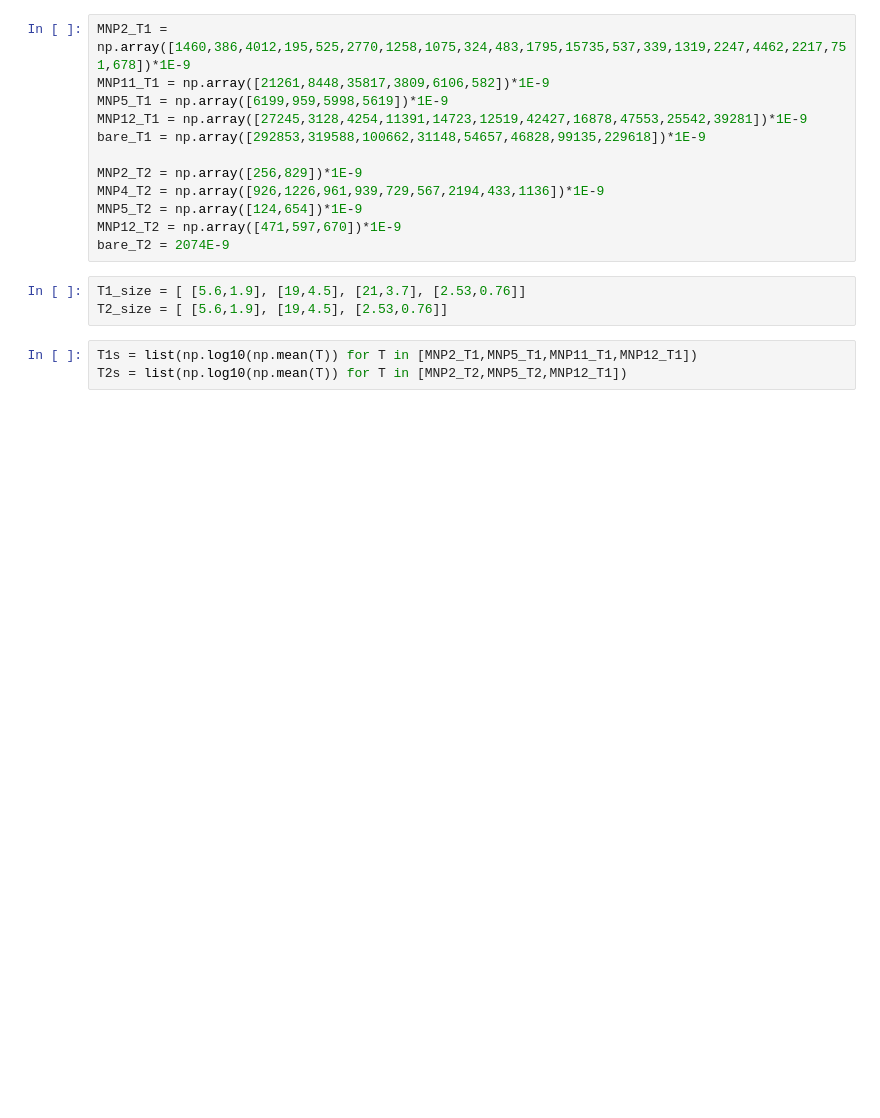
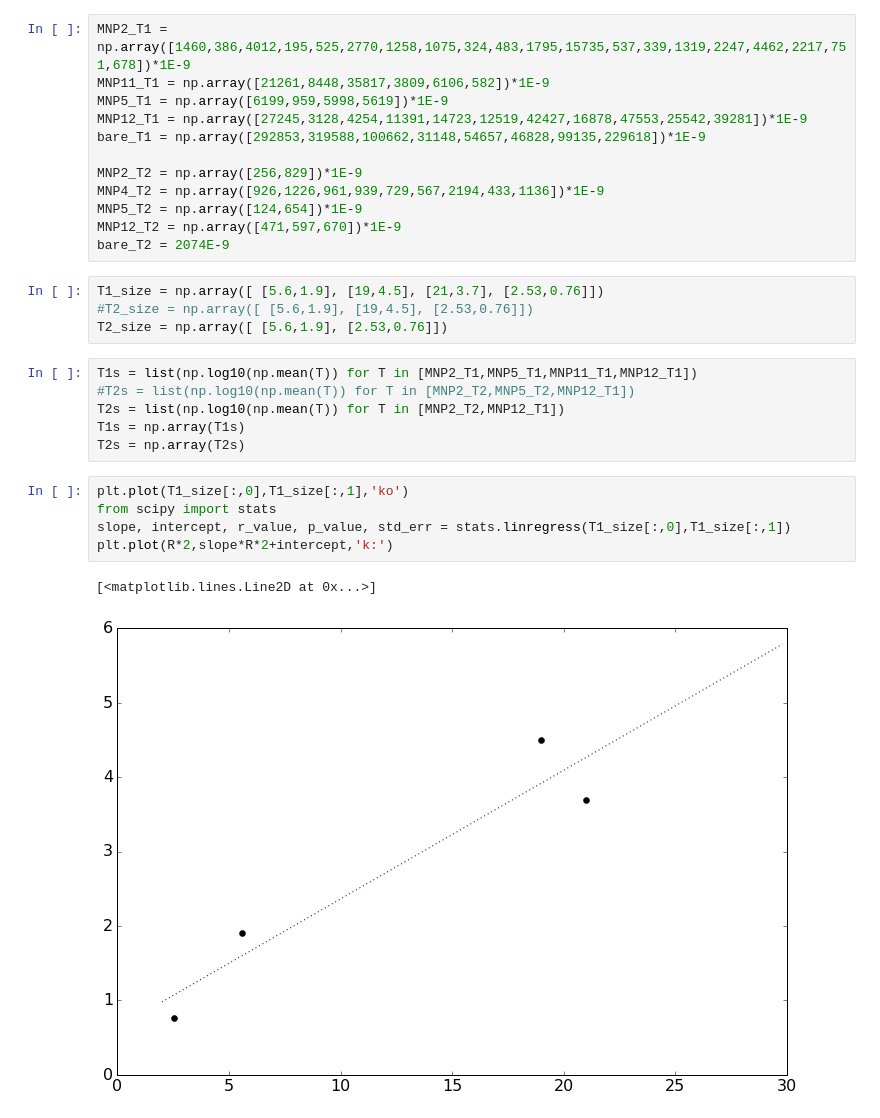
Before and after one commit to nsteins/MNP-analysis, a Jupyter notebook: MNP parameter search.ipynb, the cells around one changed output. Saved outputs shown, nothing was run; the diff lists cells and outputs as text; blank space fills up the shorter version.

```diff
--- a/MNP parameter search.ipynb
+++ b/MNP parameter search.ipynb
@@ -61,11 +64,23 @@ MNP5_T2 = np.array([124,654])*1E-9
 MNP12_T2 = np.array([471,597,670])*1E-9
 bare_T2 = 2074E-9
 # %%
-T1_size = [ [5.6,1.9], [19,4.5], [21,3.7], [2.53,0.76]]
-T2_size = [ [5.6,1.9], [19,4.5], [2.53,0.76]]
+T1_size = np.array([ [5.6,1.9], [19,4.5], [21,3.7], [2.53,0.76]])
+#T2_size = np.array([ [5.6,1.9], [19,4.5], [2.53,0.76]])
+T2_size = np.array([ [5.6,1.9], [2.53,0.76]])
 # %%
 T1s = list(np.log10(np.mean(T)) for T in [MNP2_T1,MNP5_T1,MNP11_T1,MNP12_T1])
-T2s = list(np.log10(np.mean(T)) for T in [MNP2_T2,MNP5_T2,MNP12_T1])
+#T2s = list(np.log10(np.mean(T)) for T in [MNP2_T2,MNP5_T2,MNP12_T1])
+T2s = list(np.log10(np.mean(T)) for T in [MNP2_T2,MNP12_T1])
+T1s = np.array(T1s)
+T2s = np.array(T2s)
+# %%
+plt.plot(T1_size[:,0],T1_size[:,1],'ko')
+from scipy import stats
+slope, intercept, r_value, p_value, std_err = stats.linregress(T1_size[:,0],T1_size[:,1])
+plt.plot(R*2,slope*R*2+intercept,'k:')
+# %% [output]
+[<matplotlib.lines.Line2D at 0x...>]
+[figure, added]
 # %%
 b_v = 2.8
 R = np.arange(1,15,0.1)
```
Also changed, not shown: parts of 21 cells of this notebook, 7 other files.
